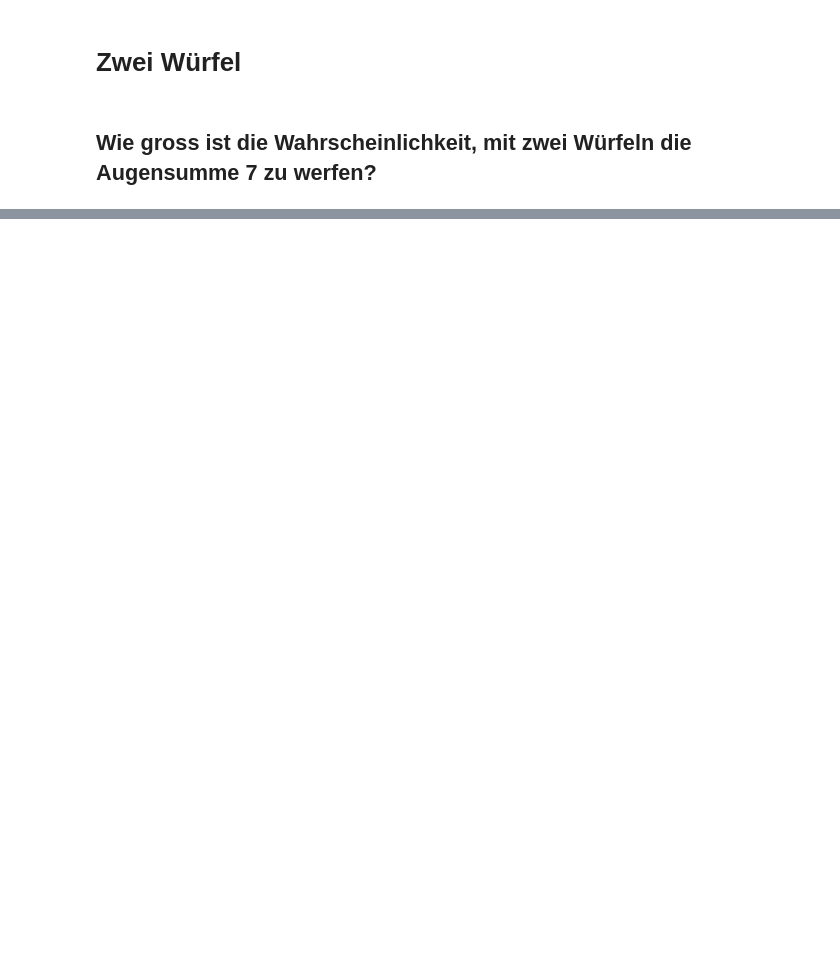
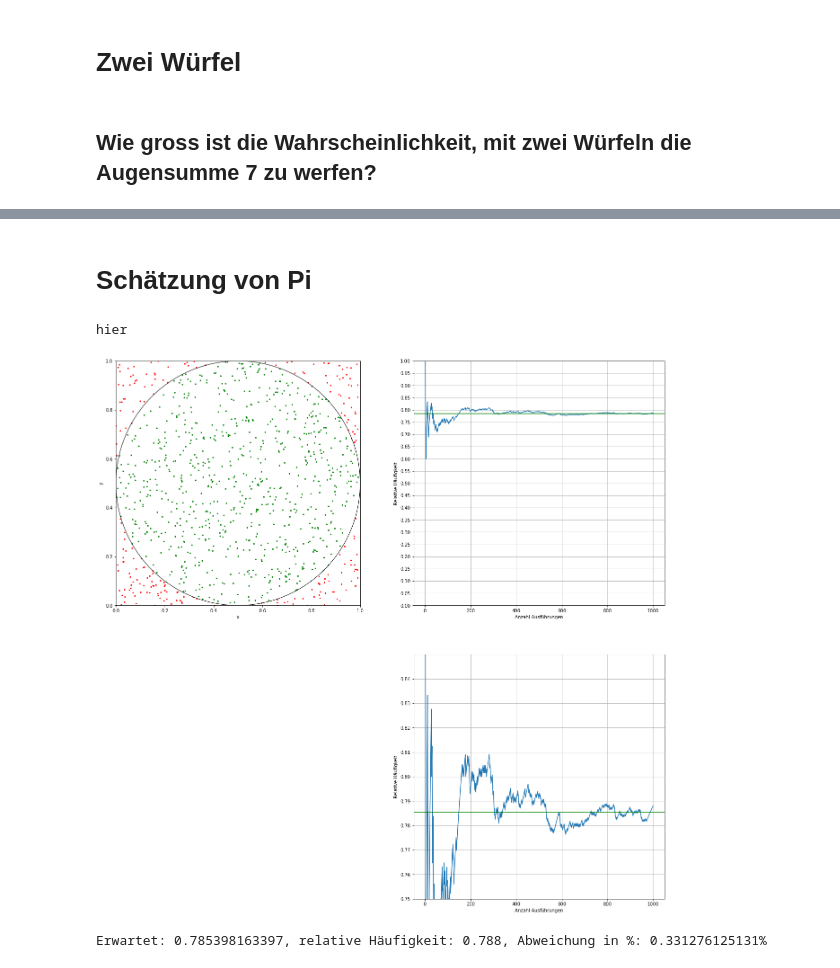
Before and after one commit to jlieberherr/jupyter-playground, a Jupyter notebook: gesetz_der_grossen_zahlen.ipynb, the cells around one changed output, grey strips where cells are left out. Saved outputs shown, nothing was run; the diff lists cells and outputs as text; code cells hidden in the pictures; blank space fills up the shorter version.

```diff
--- a/gesetz_der_grossen_zahlen.ipynb
+++ b/gesetz_der_grossen_zahlen.ipynb
@@ -65,0 +68,2 @@ Relative Häufigkeit: 0.16907
+# %% [markdown]
+# Schätzung von Pi
@@ -65,0 +117,7 @@ Relative Häufigkeit: 0.16907
+# %%
+relative_haeufigkeit, erwartet = schaetze_pi(1000)
+print "Erwartet: {}, relative Häufigkeit: {}, Abweichung in %: {}%".format(erwartet, relative_haeufigkeit, (relative_haeufigkeit / erwartet - 1) * 100)
+# %% [output]
+hier
+[figure, added]
+Erwartet: 0.785398163397, relative Häufigkeit: 0.788, Abweichung in %: 0.331276125131%
```
Also changed, not shown: parts of 4 cells of this notebook.
